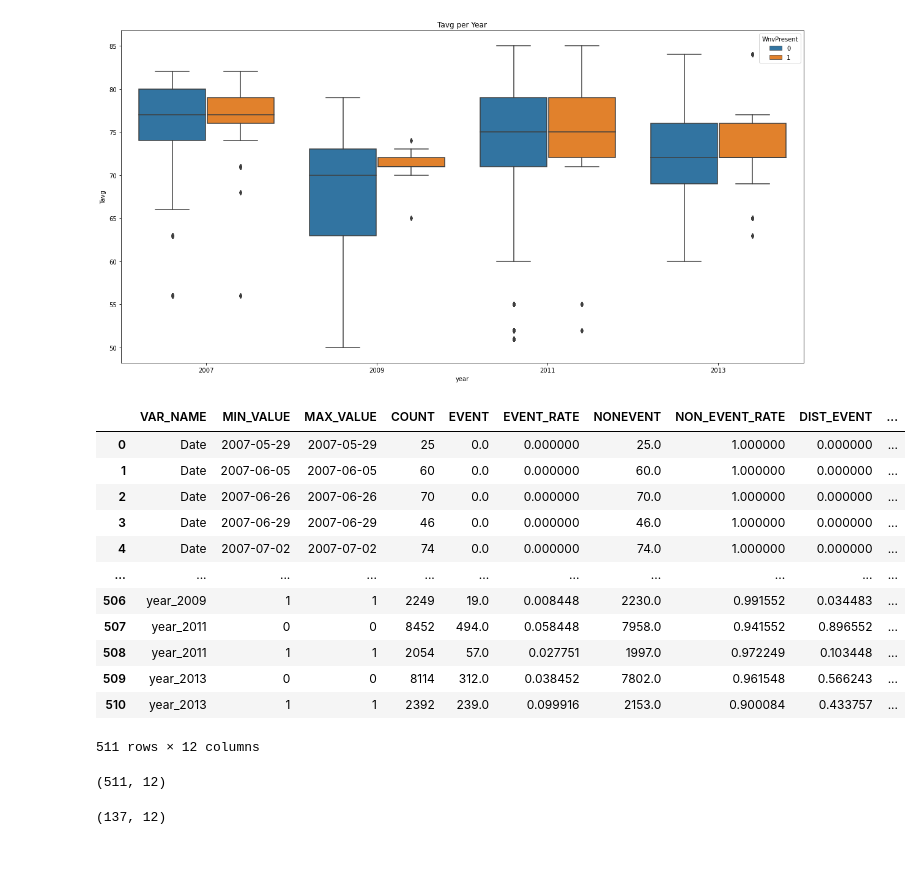
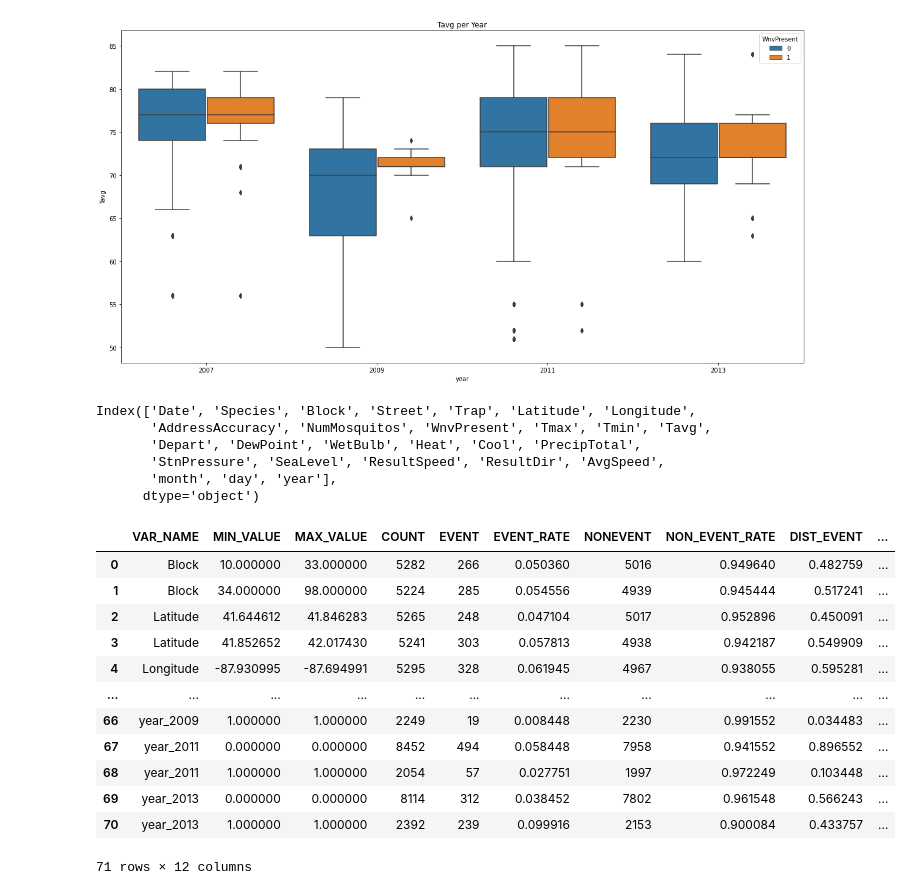
Before and after one commit to evanwmeeks/Springboard, a Jupyter notebook: Capstone 2/Capstone 2 - West Nile Virus Prediction.ipynb, the cells around one changed output. Drawn from its saved outputs; the diff is of its cells as text; code cells hidden in the pictures; blank space fills up the shorter version.

```diff
--- a/Capstone 2/Capstone 2 - West Nile Virus Prediction.ipynb
+++ b/Capstone 2/Capstone 2 - West Nile Virus Prediction.ipynb
@@ -377,4 +406,15 @@ merged["month"] =merged.month.apply(mkmonth)
+# %%
+merged.columns
+# %% [output]
+Index(['Date', 'Species', 'Block', 'Street', 'Trap', 'Latitude', 'Longitude',
+       'AddressAccuracy', 'NumMosquitos', 'WnvPresent', 'Tmax', 'Tmin', 'Tavg',
+       'Depart', 'DewPoint', 'WetBulb', 'Heat', 'Cool', 'PrecipTotal',
+       'StnPressure', 'SeaLevel', 'ResultSpeed', 'ResultDir', 'AvgSpeed',
+       'month', 'day', 'year'],
+      dtype='object')
 # %%
 #Getting dummies
-
-dummies = pd.get_dummies(merged, columns = ['Species', 'WnvPresent', 'month', 'day', 'year'])
+dummies = pd.get_dummies(merged, columns = ['Species', 'month', 'year'])
+# %%
+#dropping species columns where virus never present, month where virus not present.
+dummies=dummies.drop(['Species_CULEX TERRITANS','Species_CULEX SALINARIUS', 'Species_CULEX TARSALIS','Species_CULEX ERRATICUS','month_May','Date', 'Street','Trap', AddressAccuracy], axis=1)
@@ -506,24 +550,19 @@ def data_vars(df1, target):
     return(iv_df,iv)
 # %%
 #creating WOE/IV variables
-final_iv, IV = data_vars(dummies, dummies.WnvPresent_1)
+final_iv, IV = data_vars(dummies, dummies.WnvPresent)
 final_iv
 # %% [output]
 |  | VAR_NAME | MIN_VALUE | MAX_VALUE | COUNT | EVENT | EVENT_RATE | NONEVENT | NON_EVENT_RATE | DIST_EVENT | ... |
-| 0 | Date | 2007-05-29 | 2007-05-29 | 25 | 0.0 | 0.000000 | 25.0 | 1.000000 | 0.000000 | ... |
-| 1 | Date | 2007-06-05 | 2007-06-05 | 60 | 0.0 | 0.000000 | 60.0 | 1.000000 | 0.000000 | ... |
-| 2 | Date | 2007-06-26 | 2007-06-26 | 70 | 0.0 | 0.000000 | 70.0 | 1.000000 | 0.000000 | ... |
-| 3 | Date | 2007-06-29 | 2007-06-29 | 46 | 0.0 | 0.000000 | 46.0 | 1.000000 | 0.000000 | ... |
-| 4 | Date | 2007-07-02 | 2007-07-02 | 74 | 0.0 | 0.000000 | 74.0 | 1.000000 | 0.000000 | ... |
+| 0 | Block | 10.000000 | 33.000000 | 5282 | 266 | 0.050360 | 5016 | 0.949640 | 0.482759 | ... |
+| 1 | Block | 34.000000 | 98.000000 | 5224 | 285 | 0.054556 | 4939 | 0.945444 | 0.517241 | ... |
+| 2 | Latitude | 41.644612 | 41.846283 | 5265 | 248 | 0.047104 | 5017 | 0.952896 | 0.450091 | ... |
+| 3 | Latitude | 41.852652 | 42.017430 | 5241 | 303 | 0.057813 | 4938 | 0.942187 | 0.549909 | ... |
+| 4 | Longitude | -87.930995 | -87.694991 | 5295 | 328 | 0.061945 | 4967 | 0.938055 | 0.595281 | ... |
 | ... | ... | ... | ... | ... | ... | ... | ... | ... | ... | ... |
-| 506 | year_2009 | 1 | 1 | 2249 | 19.0 | 0.008448 | 2230.0 | 0.991552 | 0.034483 | ... |
-| 507 | year_2011 | 0 | 0 | 8452 | 494.0 | 0.058448 | 7958.0 | 0.941552 | 0.896552 | ... |
-| 508 | year_2011 | 1 | 1 | 2054 | 57.0 | 0.027751 | 1997.0 | 0.972249 | 0.103448 | ... |
-| 509 | year_2013 | 0 | 0 | 8114 | 312.0 | 0.038452 | 7802.0 | 0.961548 | 0.566243 | ... |
-| 510 | year_2013 | 1 | 1 | 2392 | 239.0 | 0.099916 | 2153.0 | 0.900084 | 0.433757 | ... |
+| 66 | year_2009 | 1.000000 | 1.000000 | 2249 | 19 | 0.008448 | 2230 | 0.991552 | 0.034483 | ... |
+| 67 | year_2011 | 0.000000 | 0.000000 | 8452 | 494 | 0.058448 | 7958 | 0.941552 | 0.896552 | ... |
+| 68 | year_2011 | 1.000000 | 1.000000 | 2054 | 57 | 0.027751 | 1997 | 0.972249 | 0.103448 | ... |
+| 69 | year_2013 | 0.000000 | 0.000000 | 8114 | 312 | 0.038452 | 7802 | 0.961548 | 0.566243 | ... |
+| 70 | year_2013 | 1.000000 | 1.000000 | 2392 | 239 | 0.099916 | 2153 | 0.900084 | 0.433757 | ... |
-511 rows × 12 columns
+71 rows × 12 columns
-# %%
-#Checking final_iv shape before and after filtering for siginificant WOE values.
-final_iv.shape
-# %% [output]
-(511, 12)
@@ -532,4 +568,0 @@ final_iv = final_iv[(final_iv["WOE"]>=0.01) &(final_iv["WOE"]<=0.8)]
-# %%
-final_iv.shape
-# %% [output]
-(137, 12)
```
Also changed, not shown: parts of 40 cells of this notebook.
